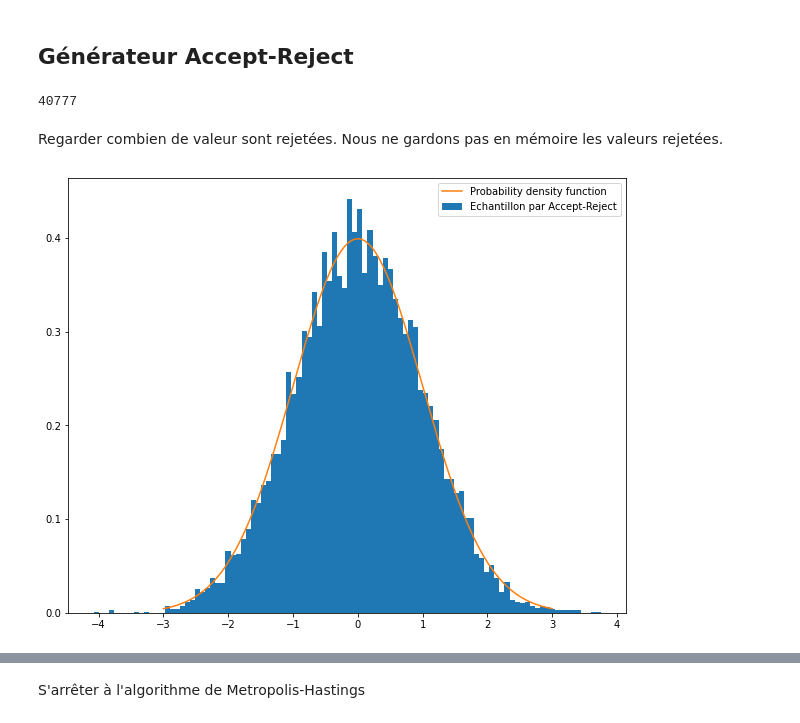
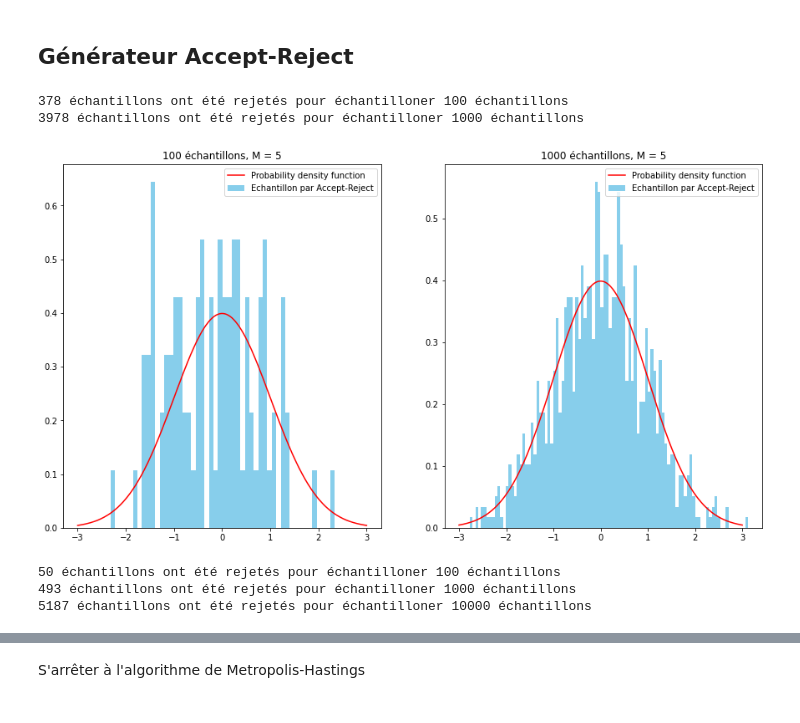
Before and after one commit to LoanSarazin/sdia-estimation, a Jupyter notebook: TP3/TP3_SARAZIN.ipynb, the cells around one changed output, grey strips where cells are left out. Saved outputs shown, nothing was run; the diff lists cells and outputs as text; code cells hidden in the pictures.

Commit message:
Adding Accept-Reject and Box-Muller methods

```diff
--- a/TP3/TP3_SARAZIN.ipynb
+++ b/TP3/TP3_SARAZIN.ipynb
@@ -13,7 +13,7 @@ import scipy.stats as ss
 #from scipy.stats import expon
 # %%
 def generalized_inverse(invF, n) :
-    """Génère un échantillon de variables aléatoires selon la densité f = invF en utilisant l'inverse généralisé
+    """Génère n échantillons selon la densité f = invF en utilisant l'inverse généralisé
 
     Args:
         invF (IDK): Inverse de la fonction de répartition
@@ -60,8 +60,8 @@ def acceptReject(f, g, M, n) :
     Génère un échantillon de variables aléatoires selon la densité f = invF en utilisant l'inverse généralisé
 
     Args:
-        f (IDK) :
-        g (IDK) :
+        f (function) :
+        g (funtion) :
         M (float) :
         n (int): Sample size wanted
 
@@ -69,6 +69,14 @@ def acceptReject(f, g, M, n) :
         array: Array of n samples
     """
     X = []
-    for k in range(n) :
+    k = 0
+    for i in range(n) :
         u = ss.uniform.rvs(loc=0, scale=1)
-        x = g
+        x = g.rvs(loc=0, scale=1)
+        while (f.pdf(x, loc=0, scale=1)/(M*g.pdf(x, loc=0, scale=1))) < u :
+            u = ss.uniform.rvs(loc=0, scale=1)
+            x = g.rvs(loc=0, scale=1)
+            k += 1
+        X.append(x)
+    print(f"{k} échantillons ont été rejetés pour échantilloner {n} échantillons")
+    return(np.array(X))
@@ -89,17 +83,37 @@ for i in range(nbEchantillon) :
-# %%
-k
-# %% [output]
-40777
-# %% [markdown]
-Regarder combien de valeur sont rejetées. Nous ne gardons pas en mémoire les valeurs rejetées.
+# %%
+M = 5
+
+X100 = acceptReject(ss.norm, ss.cauchy, M, 100)
+X1000 = acceptReject(ss.norm, ss.cauchy, M, 1000)
+# %% [output]
+378 échantillons ont été rejetés pour échantilloner 100 échantillons
+3978 échantillons ont été rejetés pour échantilloner 1000 échantillons
 # %%
 t = np.linspace(-3, 3, 1000)
 z = ss.norm.pdf(t, loc=0, scale=1)
 
-plt.figure(figsize=(10, 8))
-plt.hist(X, bins=100, density=True, label='Echantillon par Accept-Reject')
-plt.plot(t, z, label='Probability density function')
-plt.legend()
+fig = plt.figure(figsize=(15, 8))
+ax1 = fig.add_subplot(121)
+ax1.hist(X100, bins=50, color="skyblue", density=True, label='Echantillon par Accept-Reject')
+ax1.plot(t, z, color='r', label='Probability density function')
+ax1.legend()
+ax1.set_title(f"100 échantillons, M = {M}")
+
+ax2 = fig.add_subplot(122)
+ax2.hist(X1000, bins=100, density=True, color="skyblue", label='Echantillon par Accept-Reject')
+ax2.plot(t, z, color='r', label='Probability density function')
+ax2.legend()
+ax2.set_title(f"1000 échantillons, M = {M}")
 plt.show()
 # %% [output]
-[figure, old version]
+[figure, new version]
+# %%
+M = np.sqrt(2*np.pi/np.e)
+
+X100 = acceptReject(ss.norm, ss.cauchy, M, 100)
+X1000 = acceptReject(ss.norm, ss.cauchy, M, 1000)
+X10000 = acceptReject(ss.norm, ss.cauchy, M, 10000)
+# %% [output]
+50 échantillons ont été rejetés pour échantilloner 100 échantillons
+493 échantillons ont été rejetés pour échantilloner 1000 échantillons
+5187 échantillons ont été rejetés pour échantilloner 10000 échantillons
```
Also changed, not shown: parts of 11 cells of this notebook.
